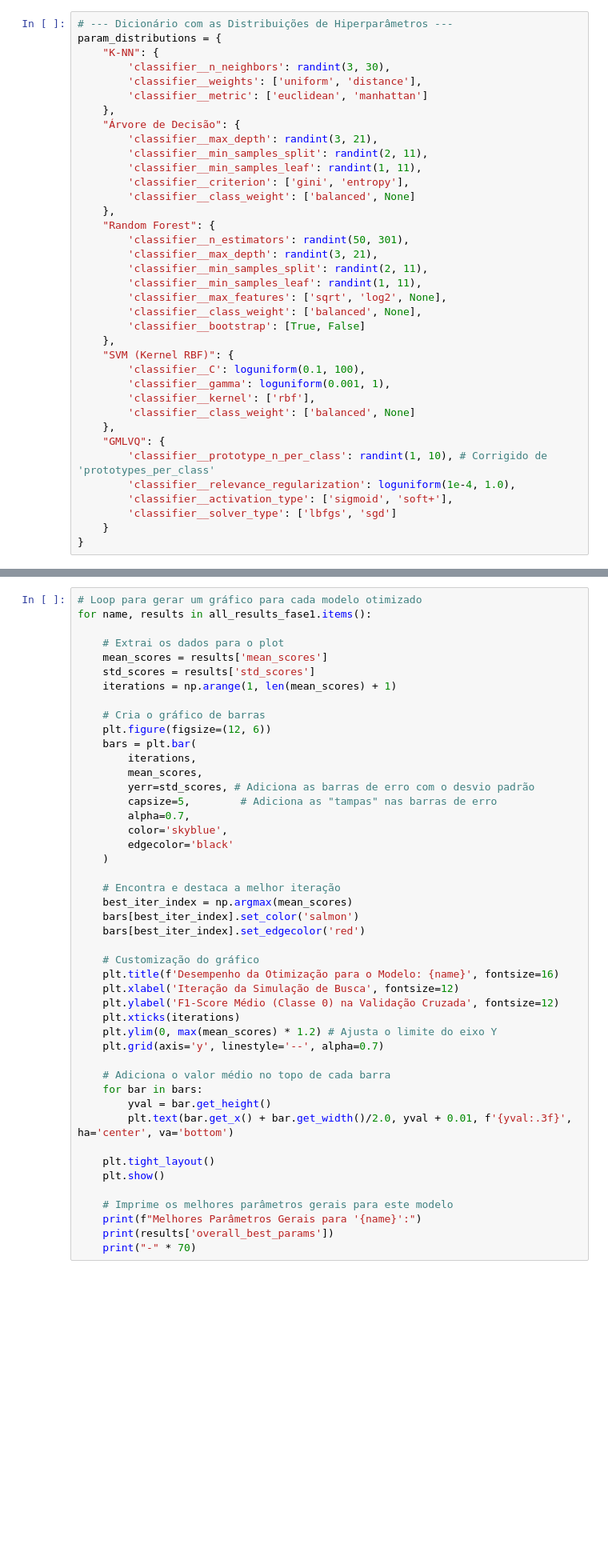
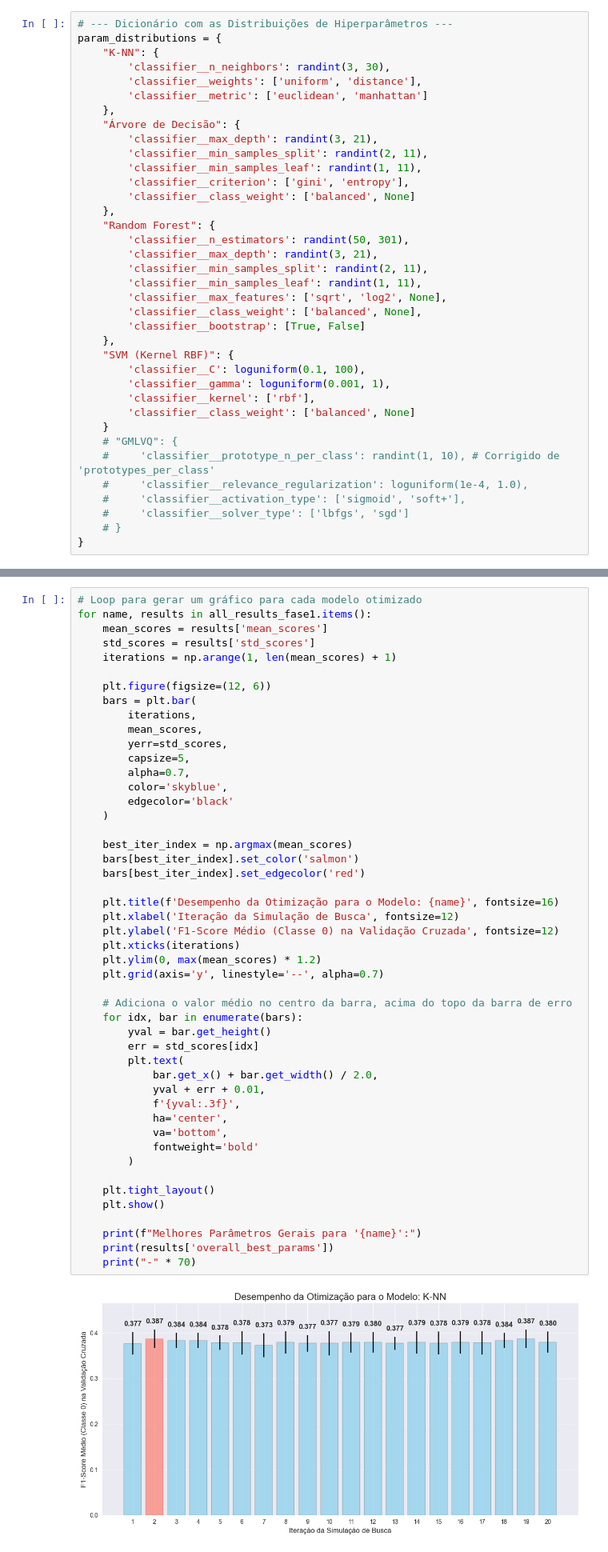
Before and after one commit to Eduardocin/employee-access-predictor, a Jupyter notebook: projeto_models.ipynb, the cells around one changed output, grey strips where cells are left out. Shown at 80% size. Saved outputs shown, nothing was run; the diff lists cells and outputs as text; blank space fills up the shorter version.

```diff
--- a/projeto_models.ipynb
+++ b/projeto_models.ipynb
@@ -760,13 +760,13 @@ param_distributions = {
         'classifier__gamma': loguniform(0.001, 1),
         'classifier__kernel': ['rbf'],
         'classifier__class_weight': ['balanced', None]
-    },
-    "GMLVQ": {
-        'classifier__prototype_n_per_class': randint(1, 10), # Corrigido de 'prototypes_per_class'
-        'classifier__relevance_regularization': loguniform(1e-4, 1.0),
-        'classifier__activation_type': ['sigmoid', 'soft+'],
-        'classifier__solver_type': ['lbfgs', 'sgd']
     }
+    # "GMLVQ": {
+    #     'classifier__prototype_n_per_class': randint(1, 10), # Corrigido de 'prototypes_per_class'
+    #     'classifier__relevance_regularization': loguniform(1e-4, 1.0),
+    #     'classifier__activation_type': ['sigmoid', 'soft+'],
+    #     'classifier__solver_type': ['lbfgs', 'sgd']
+    # }
 }
 # %%
 # Vamos criar um dicionário temporário apenas com o modelo GMLVQ para o teste
@@ -898,46 +920,50 @@ TypeError: create_pipeline() got an unexpected keyword argument 'use_resampling'
 # %%
 # Loop para gerar um gráfico para cada modelo otimizado
 for name, results in all_results_fase1.items():
-
-    # Extrai os dados para o plot
     mean_scores = results['mean_scores']
     std_scores = results['std_scores']
     iterations = np.arange(1, len(mean_scores) + 1)
 
-    # Cria o gráfico de barras
     plt.figure(figsize=(12, 6))
     bars = plt.bar(
         iterations,
         mean_scores,
-        yerr=std_scores, # Adiciona as barras de erro com o desvio padrão
-        capsize=5,        # Adiciona as "tampas" nas barras de erro
+        yerr=std_scores,
+        capsize=5,
         alpha=0.7,
         color='skyblue',
         edgecolor='black'
     )
 
-    # Encontra e destaca a melhor iteração
     best_iter_index = np.argmax(mean_scores)
     bars[best_iter_index].set_color('salmon')
     bars[best_iter_index].set_edgecolor('red')
 
-    # Customização do gráfico
     plt.title(f'Desempenho da Otimização para o Modelo: {name}', fontsize=16)
     plt.xlabel('Iteração da Simulação de Busca', fontsize=12)
     plt.ylabel('F1-Score Médio (Classe 0) na Validação Cruzada', fontsize=12)
     plt.xticks(iterations)
-    plt.ylim(0, max(mean_scores) * 1.2) # Ajusta o limite do eixo Y
+    plt.ylim(0, max(mean_scores) * 1.2)
     plt.grid(axis='y', linestyle='--', alpha=0.7)
 
-    # Adiciona o valor médio no topo de cada barra
-    for bar in bars:
+    # Adiciona o valor médio no centro da barra, acima do topo da barra de erro
+    for idx, bar in enumerate(bars):
         yval = bar.get_height()
-        plt.text(bar.get_x() + bar.get_width()/2.0, yval + 0.01, f'{yval:.3f}', ha='center', va='bottom')
+        err = std_scores[idx]
+        plt.text(
+            bar.get_x() + bar.get_width() / 2.0,
+            yval + err + 0.01,
+            f'{yval:.3f}',
+            ha='center',
+            va='bottom',
+            fontweight='bold'
+        )
 
     plt.tight_layout()
     plt.show()
 
-    # Imprime os melhores parâmetros gerais para este modelo
     print(f"Melhores Parâmetros Gerais para '{name}':")
     print(results['overall_best_params'])
     print("-" * 70)
+# %% [output]
+[figure, added]
```
Also changed, not shown: parts of 8 cells of this notebook, 6 other files.
